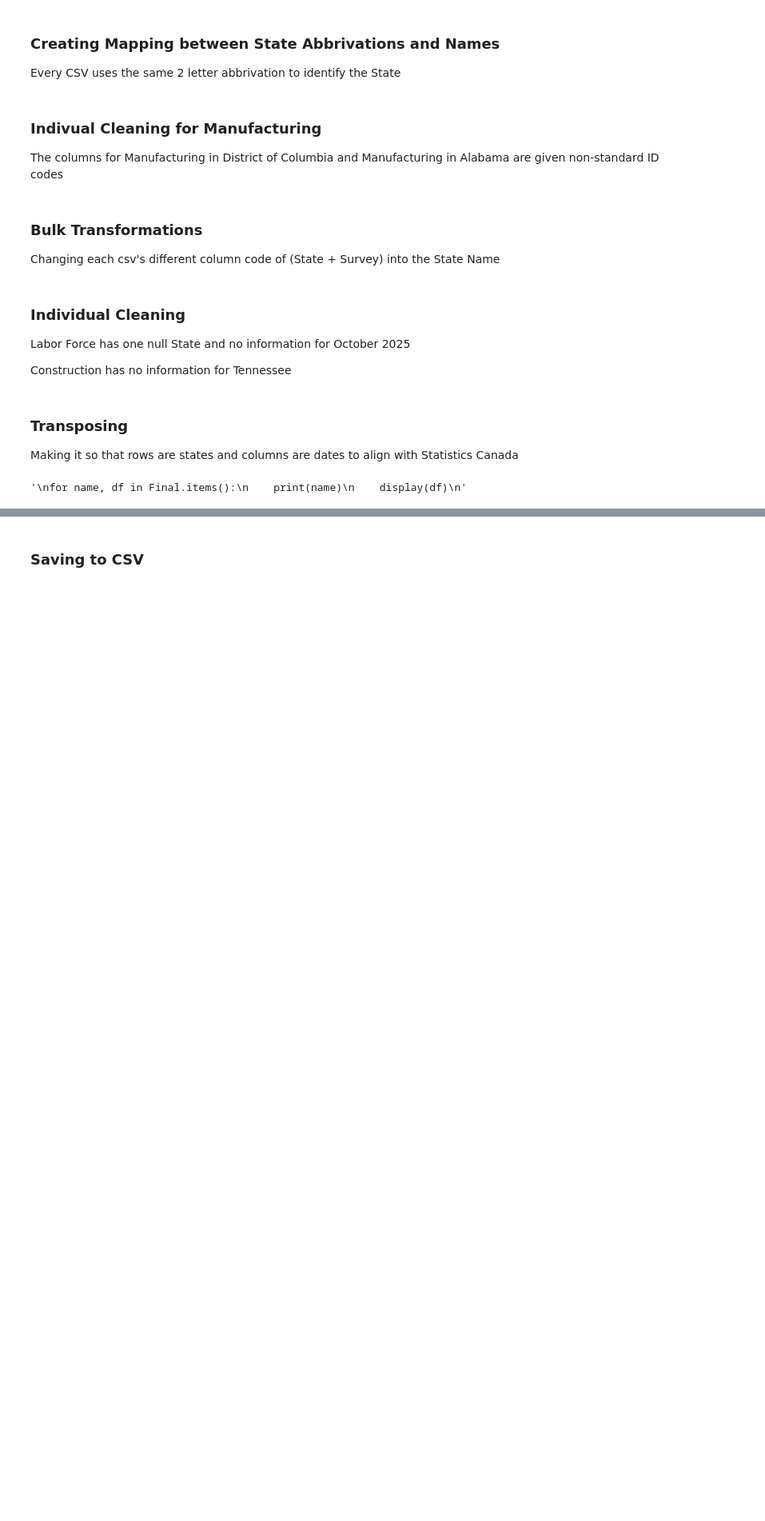
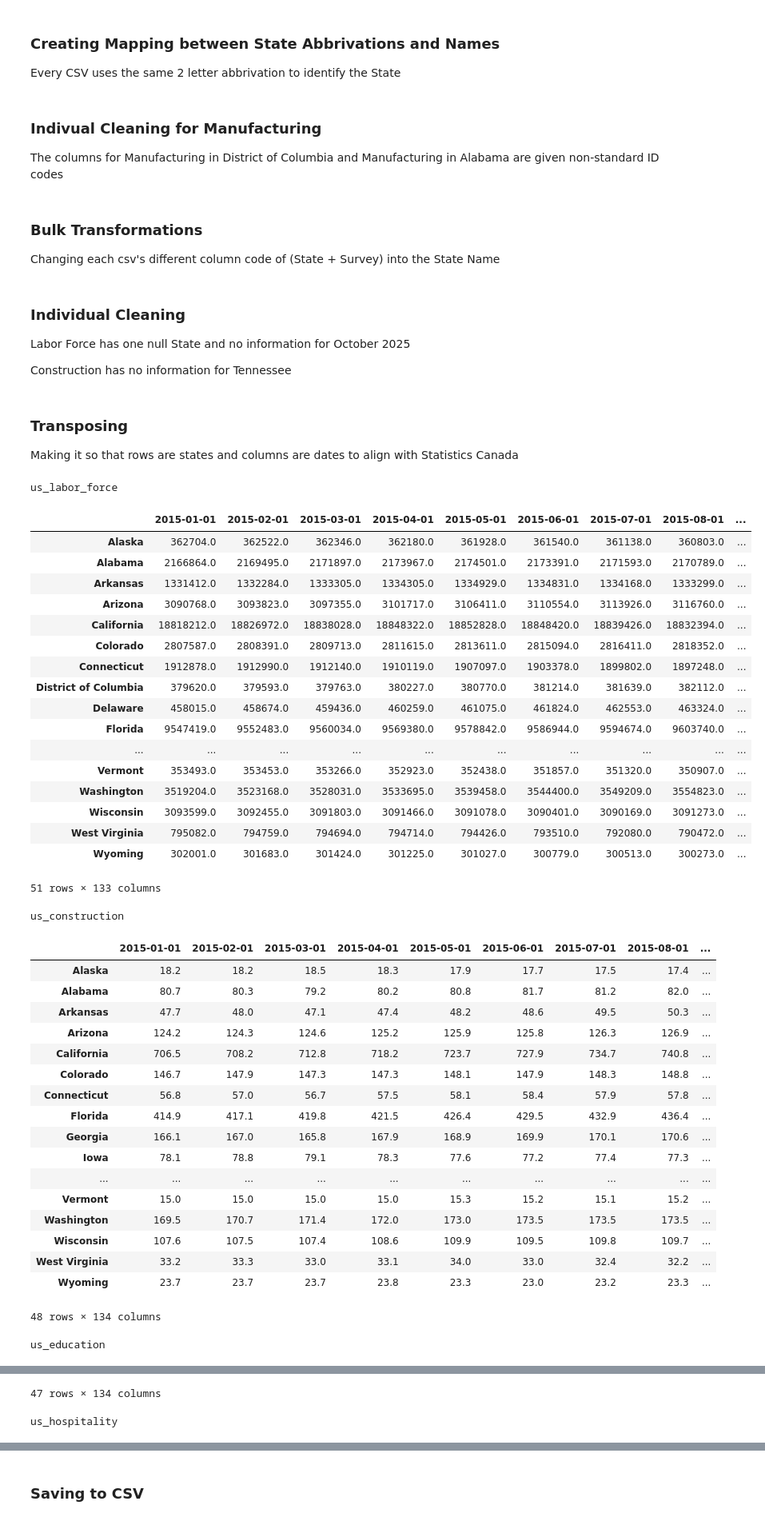
Before and after one commit to Oldmage112/BIA-Team-Bravo, a Jupyter notebook: Data/Cleaning Scripts/Cleaning_Script_US_Data.ipynb, the cells around one changed output, grey strips where cells are left out. Shown at 80% size. Drawn from its saved outputs; the diff is of its cells as text; code cells hidden in the pictures; blank space fills up the shorter version.

```diff
--- a/Data/Cleaning Scripts/Cleaning_Script_US_Data.ipynb
+++ b/Data/Cleaning Scripts/Cleaning_Script_US_Data.ipynb
@@ -130,13 +130,49 @@ df_construction.drop('Tennessee', axis=1, inplace=True)
 ### Transposing
 Making it so that rows are states and columns are dates to align with Statistics Canada
 # %%
-Final = {name: df.T for name, df in dfs.items()}
+dfs = {name: df.T for name, df in dfs.items()}
 # %%
-#Final Checking (Uncomment if needed)
-'''
-for name, df in Final.items():
+#Final Checking
+for name, df in dfs.items():
     print(name)
     display(df)
-'''
 # %% [output]
-'\nfor name, df in Final.items():\n    print(name)\n    display(df)\n'
+us_labor_force
+|  | 2015-01-01 | 2015-02-01 | 2015-03-01 | 2015-04-01 | 2015-05-01 | 2015-06-01 | 2015-07-01 | 2015-08-01 | ... |
+| Alaska | 362704.0 | 362522.0 | 362346.0 | 362180.0 | 361928.0 | 361540.0 | 361138.0 | 360803.0 | ... |
+| Alabama | 2166864.0 | 2169495.0 | 2171897.0 | 2173967.0 | 2174501.0 | 2173391.0 | 2171593.0 | 2170789.0 | ... |
+| Arkansas | 1331412.0 | 1332284.0 | 1333305.0 | 1334305.0 | 1334929.0 | 1334831.0 | 1334168.0 | 1333299.0 | ... |
+| Arizona | 3090768.0 | 3093823.0 | 3097355.0 | 3101717.0 | 3106411.0 | 3110554.0 | 3113926.0 | 3116760.0 | ... |
+| California | 18818212.0 | 18826972.0 | 18838028.0 | 18848322.0 | 18852828.0 | 18848420.0 | 18839426.0 | 18832394.0 | ... |
+| Colorado | 2807587.0 | 2808391.0 | 2809713.0 | 2811615.0 | 2813611.0 | 2815094.0 | 2816411.0 | 2818352.0 | ... |
+| Connecticut | 1912878.0 | 1912990.0 | 1912140.0 | 1910119.0 | 1907097.0 | 1903378.0 | 1899802.0 | 1897248.0 | ... |
+| District of Columbia | 379620.0 | 379593.0 | 379763.0 | 380227.0 | 380770.0 | 381214.0 | 381639.0 | 382112.0 | ... |
+| Delaware | 458015.0 | 458674.0 | 459436.0 | 460259.0 | 461075.0 | 461824.0 | 462553.0 | 463324.0 | ... |
+| Florida | 9547419.0 | 9552483.0 | 9560034.0 | 9569380.0 | 9578842.0 | 9586944.0 | 9594674.0 | 9603740.0 | ... |
+| ... | ... | ... | ... | ... | ... | ... | ... | ... | ... |
+| Vermont | 353493.0 | 353453.0 | 353266.0 | 352923.0 | 352438.0 | 351857.0 | 351320.0 | 350907.0 | ... |
+| Washington | 3519204.0 | 3523168.0 | 3528031.0 | 3533695.0 | 3539458.0 | 3544400.0 | 3549209.0 | 3554823.0 | ... |
+| Wisconsin | 3093599.0 | 3092455.0 | 3091803.0 | 3091466.0 | 3091078.0 | 3090401.0 | 3090169.0 | 3091273.0 | ... |
+| West Virginia | 795082.0 | 794759.0 | 794694.0 | 794714.0 | 794426.0 | 793510.0 | 792080.0 | 790472.0 | ... |
+| Wyoming | 302001.0 | 301683.0 | 301424.0 | 301225.0 | 301027.0 | 300779.0 | 300513.0 | 300273.0 | ... |
+51 rows × 133 columns
+us_construction
+|  | 2015-01-01 | 2015-02-01 | 2015-03-01 | 2015-04-01 | 2015-05-01 | 2015-06-01 | 2015-07-01 | 2015-08-01 | ... |
+| Alaska | 18.2 | 18.2 | 18.5 | 18.3 | 17.9 | 17.7 | 17.5 | 17.4 | ... |
+| Alabama | 80.7 | 80.3 | 79.2 | 80.2 | 80.8 | 81.7 | 81.2 | 82.0 | ... |
+| Arkansas | 47.7 | 48.0 | 47.1 | 47.4 | 48.2 | 48.6 | 49.5 | 50.3 | ... |
+| Arizona | 124.2 | 124.3 | 124.6 | 125.2 | 125.9 | 125.8 | 126.3 | 126.9 | ... |
+| California | 706.5 | 708.2 | 712.8 | 718.2 | 723.7 | 727.9 | 734.7 | 740.8 | ... |
+| Colorado | 146.7 | 147.9 | 147.3 | 147.3 | 148.1 | 147.9 | 148.3 | 148.8 | ... |
+| Connecticut | 56.8 | 57.0 | 56.7 | 57.5 | 58.1 | 58.4 | 57.9 | 57.8 | ... |
+| Florida | 414.9 | 417.1 | 419.8 | 421.5 | 426.4 | 429.5 | 432.9 | 436.4 | ... |
+| Georgia | 166.1 | 167.0 | 165.8 | 167.9 | 168.9 | 169.9 | 170.1 | 170.6 | ... |
+| Iowa | 78.1 | 78.8 | 79.1 | 78.3 | 77.6 | 77.2 | 77.4 | 77.3 | ... |
+| ... | ... | ... | ... | ... | ... | ... | ... | ... | ... |
+| Vermont | 15.0 | 15.0 | 15.0 | 15.0 | 15.3 | 15.2 | 15.1 | 15.2 | ... |
+| Washington | 169.5 | 170.7 | 171.4 | 172.0 | 173.0 | 173.5 | 173.5 | 173.5 | ... |
+| Wisconsin | 107.6 | 107.5 | 107.4 | 108.6 | 109.9 | 109.5 | 109.8 | 109.7 | ... |
+| West Virginia | 33.2 | 33.3 | 33.0 | 33.1 | 34.0 | 33.0 | 32.4 | 32.2 | ... |
+| Wyoming | 23.7 | 23.7 | 23.7 | 23.8 | 23.3 | 23.0 | 23.2 | 23.3 | ... |
+48 rows × 134 columns
+us_education
@@ -142,0 +196,2 @@ for name, df in Final.items():
+47 rows × 134 columns
+us_hospitality
```
Also changed, not shown: parts of 2 cells of this notebook.
